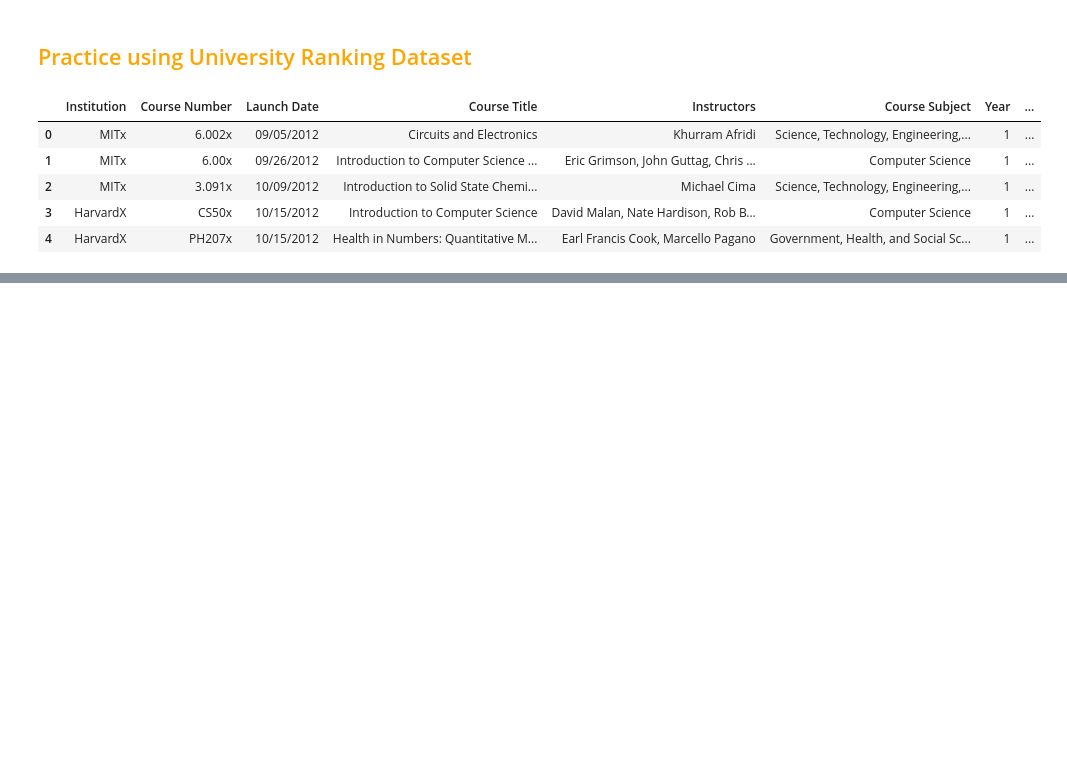
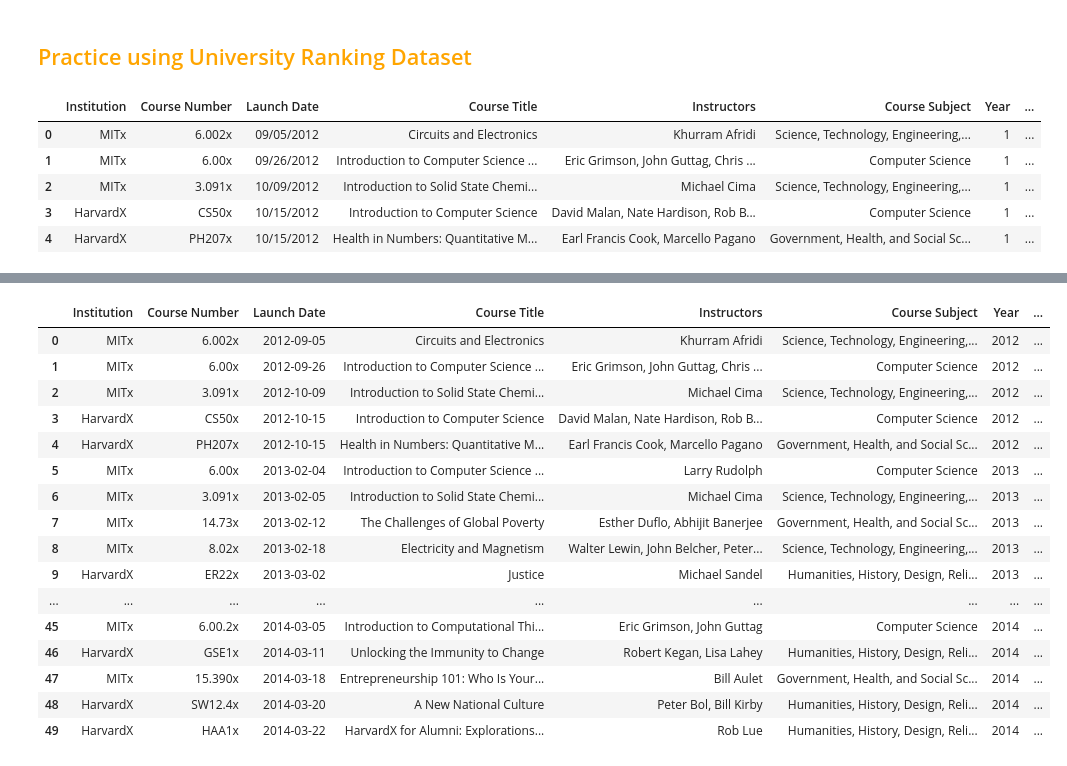
Before and after one commit to bdixit25/DataScience_Courses, a Jupyter notebook: Course_3_Data_Visualisation_with_Python/Module_3/Module_3.ipynb, the cells around one changed output, grey strips where cells are left out. Saved outputs shown, nothing was run; the diff lists cells and outputs as text; code cells hidden in the pictures; blank space fills up the shorter version.

```diff
--- a/Course_3_Data_Visualisation_with_Python/Module_3/Module_3.ipynb
+++ b/Course_3_Data_Visualisation_with_Python/Module_3/Module_3.ipynb
@@ -215,7 +215,7 @@ df.head(5)
 # %%
 # Let's create a dashboard to view this data
 
-from dash import Dash, html, dcc
+from dash import Dash, html, dcc  # dcc = Dash Core Components
 import pandas as pd
 import plotly.express as px
 
@@ -223,6 +223,15 @@ df=pd.read_csv('online_courses_harvard_mit.csv')
 
 app=Dash()
 
+def categorize_course(row):
+    if row['Participants (Course Content Accessed)'] < 20000:
+        return 'Others'
+    else:
+        return row['Course Title']
+
+df['Course Title'] = df.apply(categorize_course, axis=1)
+
+#df = df[df['Course Title'] = 'Other': if df['Participants (Course Content Accessed)'] < 20000]
 df = df[df['Participants (Course Content Accessed)'] >= 20000]
 
 app.layout=html.Div([
@@ -257,3 +266,27 @@ if __name__ == '__main__':
     app.run(debug=True)
 # %% [output]
 [interactive output not drawn]
+# %%
+df['Launch Date'] = pd.to_datetime(df['Launch Date'])
+#print(df['Launch Date'])
+df['Year'] = df['Launch Date'].dt.year
+#print(unique_years)
+df.head(50)
+# %% [output]
+|  | Institution | Course Number | Launch Date | Course Title | Instructors | Course Subject | Year | ... |
+| 0 | MITx | 6.002x | 2012-09-05 | Circuits and Electronics | Khurram Afridi | Science, Technology, Engineering,... | 2012 | ... |
+| 1 | MITx | 6.00x | 2012-09-26 | Introduction to Computer Science ... | Eric Grimson, John Guttag, Chris ... | Computer Science | 2012 | ... |
+| 2 | MITx | 3.091x | 2012-10-09 | Introduction to Solid State Chemi... | Michael Cima | Science, Technology, Engineering,... | 2012 | ... |
+| 3 | HarvardX | CS50x | 2012-10-15 | Introduction to Computer Science | David Malan, Nate Hardison, Rob B... | Computer Science | 2012 | ... |
+| 4 | HarvardX | PH207x | 2012-10-15 | Health in Numbers: Quantitative M... | Earl Francis Cook, Marcello Pagano | Government, Health, and Social Sc... | 2012 | ... |
+| 5 | MITx | 6.00x | 2013-02-04 | Introduction to Computer Science ... | Larry Rudolph | Computer Science | 2013 | ... |
+| 6 | MITx | 3.091x | 2013-02-05 | Introduction to Solid State Chemi... | Michael Cima | Science, Technology, Engineering,... | 2013 | ... |
+| 7 | MITx | 14.73x | 2013-02-12 | The Challenges of Global Poverty | Esther Duflo, Abhijit Banerjee | Government, Health, and Social Sc... | 2013 | ... |
+| 8 | MITx | 8.02x | 2013-02-18 | Electricity and Magnetism | Walter Lewin, John Belcher, Peter... | Science, Technology, Engineering,... | 2013 | ... |
+| 9 | HarvardX | ER22x | 2013-03-02 | Justice | Michael Sandel | Humanities, History, Design, Reli... | 2013 | ... |
+| ... | ... | ... | ... | ... | ... | ... | ... | ... |
+| 45 | MITx | 6.00.2x | 2014-03-05 | Introduction to Computational Thi... | Eric Grimson, John Guttag | Computer Science | 2014 | ... |
+| 46 | HarvardX | GSE1x | 2014-03-11 | Unlocking the Immunity to Change | Robert Kegan, Lisa Lahey | Humanities, History, Design, Reli... | 2014 | ... |
+| 47 | MITx | 15.390x | 2014-03-18 | Entrepreneurship 101: Who Is Your... | Bill Aulet | Government, Health, and Social Sc... | 2014 | ... |
+| 48 | HarvardX | SW12.4x | 2014-03-20 | A New National Culture | Peter Bol, Bill Kirby | Humanities, History, Design, Reli... | 2014 | ... |
+| 49 | HarvardX | HAA1x | 2014-03-22 | HarvardX for Alumni: Explorations... | Rob Lue | Humanities, History, Design, Reli... | 2014 | ... |
```
Also changed, not shown: parts of 3 cells of this notebook.
